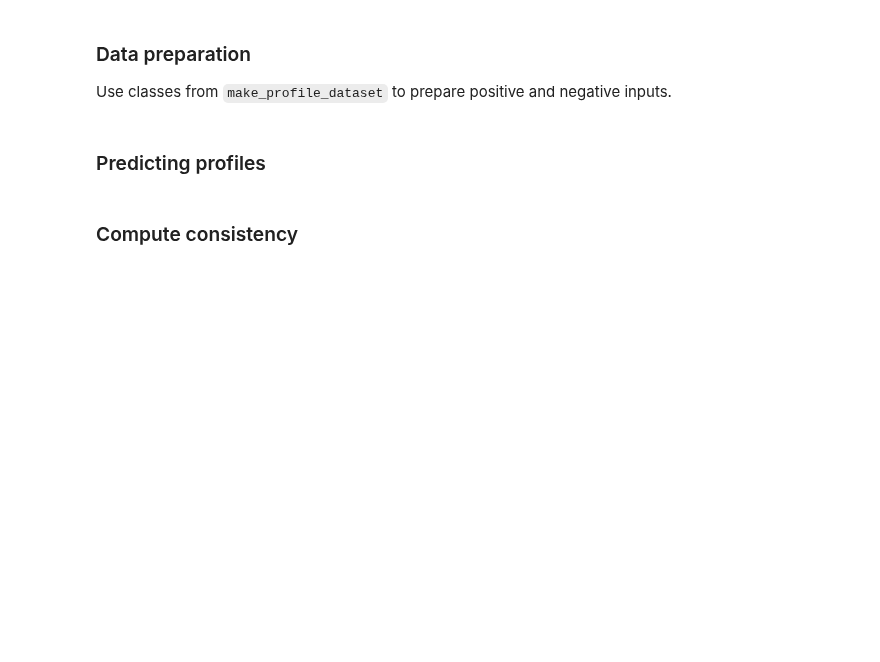
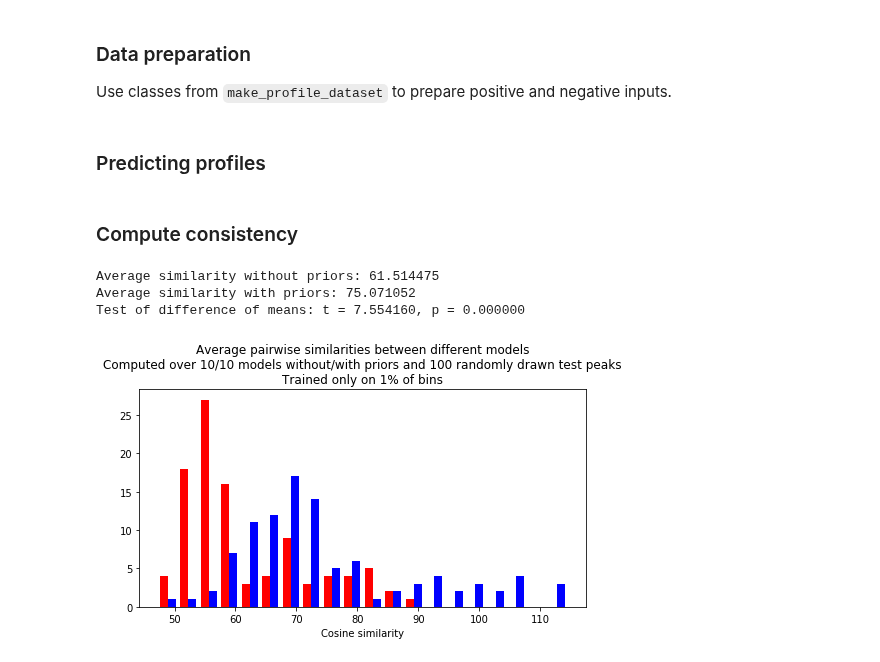
Before and after one commit to amtseng/fourier_attribution_priors, a Jupyter notebook: notebooks/model_gradient_consistency.ipynb, the cells around one changed output. Cells and saved outputs as stored; diff of their text form; code cells hidden in the pictures; blank space fills up the shorter version.

```diff
--- a/notebooks/model_gradient_consistency.ipynb
+++ b/notebooks/model_gradient_consistency.ipynb
@@ -40,21 +40,21 @@ profile_length = 1000
 # prior_model_base_path = "/users/amtseng/att_priors/models/trained_models/%s_models/SPI1_prior" % model_type
 # chrom_set = ["chr1"]
 # %%
-# files_spec_path = "/users/amtseng/att_priors/data/processed/ENCODE_TFChIP/%s/config/E2F6/E2F6_training_paths.json" % model_type
-# num_tasks = 2
-# model_class = binary_models.BinaryPredictor if model_type == "binary" else profile_models.ProfilePredictorWithControls
-# use_controls = True
-# noprior_model_base_path = "/users/amtseng/att_priors/models/trained_models/%s_models/E2F6" % model_type
-# prior_model_base_path = "/users/amtseng/att_priors/models/trained_models/%s_models/E2F6_prior" % model_type
-# chrom_set = ["chr1"]
+files_spec_path = "/users/amtseng/att_priors/data/processed/ENCODE_TFChIP/%s/config/E2F6/E2F6_training_paths.json" % model_type
+num_tasks = 2
+model_class = binary_models.BinaryPredictor if model_type == "binary" else profile_models.ProfilePredictorWithControls
+use_controls = True
+noprior_model_base_path = "/users/amtseng/att_priors/models/trained_models/%s_models/E2F6_keep1" % model_type
+prior_model_base_path = "/users/amtseng/att_priors/models/trained_models/%s_models/E2F6_prior_keep1" % model_type
+chrom_set = ["chr1"]
 # %%
-files_spec_path = "/users/amtseng/att_priors/data/processed/ENCODE_DNase/%s/config/HepG2/HepG2_training_paths.json" % model_type
-num_tasks = 2
-model_class = binary_models.BinaryPredictor if model_type == "binary" else profile_models.ProfilePredictorWithoutControls
-use_controls = False
-noprior_model_base_path = "/users/amtseng/att_priors/models/trained_models/%s_models/HepG2" % model_type
-prior_model_base_path = "/users/amtseng/att_priors/models/trained_models/%s_models/HepG2_prior" % model_type
-chrom_set = ["chr1"]
+# files_spec_path = "/users/amtseng/att_priors/data/processed/ENCODE_DNase/%s/config/HepG2/HepG2_training_paths.json" % model_type
+# num_tasks = 2
+# model_class = binary_models.BinaryPredictor if model_type == "binary" else profile_models.ProfilePredictorWithoutControls
+# use_controls = False
+# noprior_model_base_path = "/users/amtseng/att_priors/models/trained_models/%s_models/HepG2" % model_type
+# prior_model_base_path = "/users/amtseng/att_priors/models/trained_models/%s_models/HepG2_prior" % model_type
+# chrom_set = ["chr1"]
 # %%
 # Extract the file specs
 with open(files_spec_path, "r") as f:
@@ -319,23 +321,28 @@ noprior_sim_matrix = compute_similarity_matrix(noprior_grads, sim_func=cosine_si
 # %%
 noprior_avg_sims, prior_avg_sims = [], []
 bin_num = 20
 for i in range(num_samples):
     noprior_avg_sims.append(np.nanmean(noprior_sim_matrix[i][np.tril_indices(len(noprior_model_paths), k=-1)]))
     prior_avg_sims.append(np.nanmean(prior_sim_matrix[i][np.tril_indices(len(prior_model_paths), k=-1)]))
 plt.figure(figsize=(8, 4))
 plt.hist(
     [noprior_avg_sims, prior_avg_sims],
     bin_num, histtype="bar",
     label=["No prior", "With prior"], color=["red", "blue"]
 )
 plt.title(
     "Average pairwise similarities between different models" +
-    "\nComputed over %d/%d models without/with priors and 100 randomly drawn test bins" % (len(noprior_model_paths), len(prior_model_paths)) +
-    "\nTrained on all bins"
+    "\nComputed over %d/%d models without/with priors and 100 randomly drawn test peaks" % (len(noprior_model_paths), len(prior_model_paths)) +
+    "\nTrained only on 1% of bins"
 )
 plt.xlabel("Cosine similarity")
 
 print("Average similarity without priors: %f" % np.nanmean(noprior_avg_sims))
 print("Average similarity with priors: %f" % np.nanmean(prior_avg_sims))
 t, p = scipy.stats.ttest_ind(prior_avg_sims, noprior_avg_sims)
 print("Test of difference of means: t = %f, p = %f" % (t, p / 2))
+# %% [output]
+Average similarity without priors: 61.514475
+Average similarity with priors: 75.071052
+Test of difference of means: t = 7.554160, p = 0.000000
+[figure, added]
```
Also changed, not shown: parts of 2 cells of this notebook, 7 other files.
